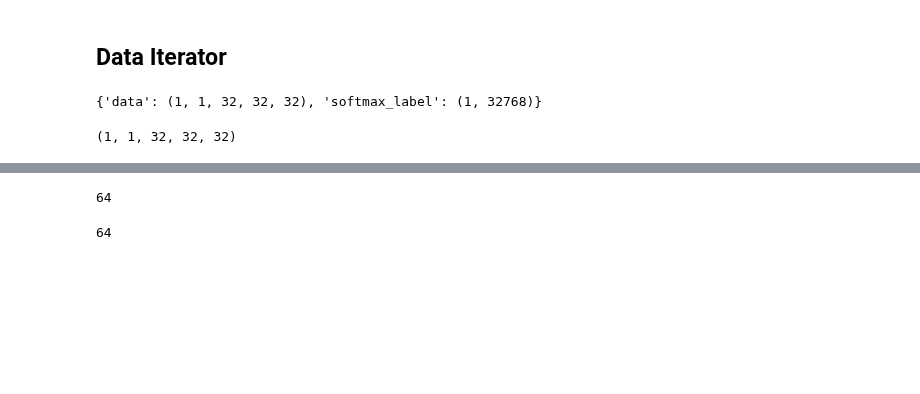
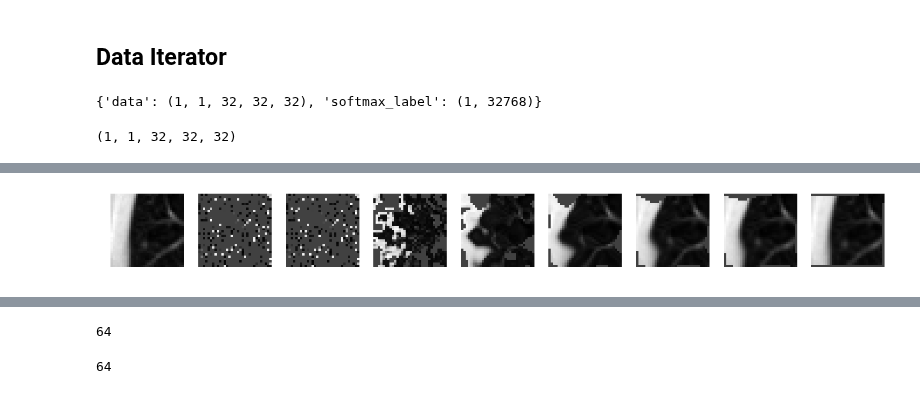
Before and after one commit to MariamQusai/DLToolboxImg, a Jupyter notebook: NoduleSegmentationModel13.ipynb, the cells around one changed output, grey strips where cells are left out. Cells and saved outputs as stored; diff of their text form; code cells hidden in the pictures; blank space fills up the shorter version.

```diff
--- a/NoduleSegmentationModel13.ipynb
+++ b/NoduleSegmentationModel13.ipynb
@@ -498,0 +503,74 @@ d,l=np.vsplit(data11,2)
+# %%
+f, plots = plt.subplots(1,9,figsize=(24,6))
+
+i=9
+img0 = X[i].copy()
+plots[0].imshow(img0, 'gray')
+plots[0].axis('off')
+
+alpha= 34
+sigma = .01
+ELASTIC_INDICES = None  # needed to make it faster to fix elastic deformation per epoch.
+
+img_et = elastic_transform(img0, alpha, sigma).copy()
+plots[1].imshow(img_et,'gray')
+plots[1].axis('off')
+
+alpha= 34
+sigma = .1
+ELASTIC_INDICES = None  # needed to make it faster to fix elastic deformation per epoch.
+
+img_et = elastic_transform(img0,alpha,sigma).copy()
+plots[2].imshow(img_et,'gray')
+plots[2].axis('off')
+
+alpha= 34
+sigma = 1
+ELASTIC_INDICES = None  # needed to make it faster to fix elastic deformation per epoch.
+
+img_et = elastic_transform(img0,alpha,sigma).copy()
+plots[3].imshow(img_et,'gray')
+plots[3].axis('off')
+
+alpha= 34
+sigma = 2
+ELASTIC_INDICES = None  # needed to make it faster to fix elastic deformation per epoch.
+
+img_et = elastic_transform(img0,alpha,sigma).copy()
+plots[4].imshow(img_et,'gray')
+plots[4].axis('off')
+
+alpha= 34
+sigma = 3
+ELASTIC_INDICES = None  # needed to make it faster to fix elastic deformation per epoch.
+
+img_et = elastic_transform(img0,alpha,sigma).copy()
+plots[5].imshow(img_et,'gray')
+plots[5].axis('off')
+
+alpha= 34
+sigma = 4
+ELASTIC_INDICES = None  # needed to make it faster to fix elastic deformation per epoch.
+
+img_et = elastic_transform(img0,alpha,sigma).copy()
+plots[6].imshow(img_et,'gray')
+plots[6].axis('off')
+
+alpha= 34
+sigma = 5
+ELASTIC_INDICES = None  # needed to make it faster to fix elastic deformation per epoch.
+
+img_et = elastic_transform(img0,alpha,sigma).copy()
+plots[7].imshow(img_et,'gray')
+plots[7].axis('off')
+
+alpha= 34
+sigma = 10
+ELASTIC_INDICES = None  # needed to make it faster to fix elastic deformation per epoch.
+img_et = elastic_transform(img0,alpha,sigma).copy()
+plots[8].imshow(img_et,'gray')
+plots[8].axis('off')
+
+plt.show()
+# %% [output]
+[figure, added]
```
Also changed, not shown: parts of 32 cells of this notebook.
